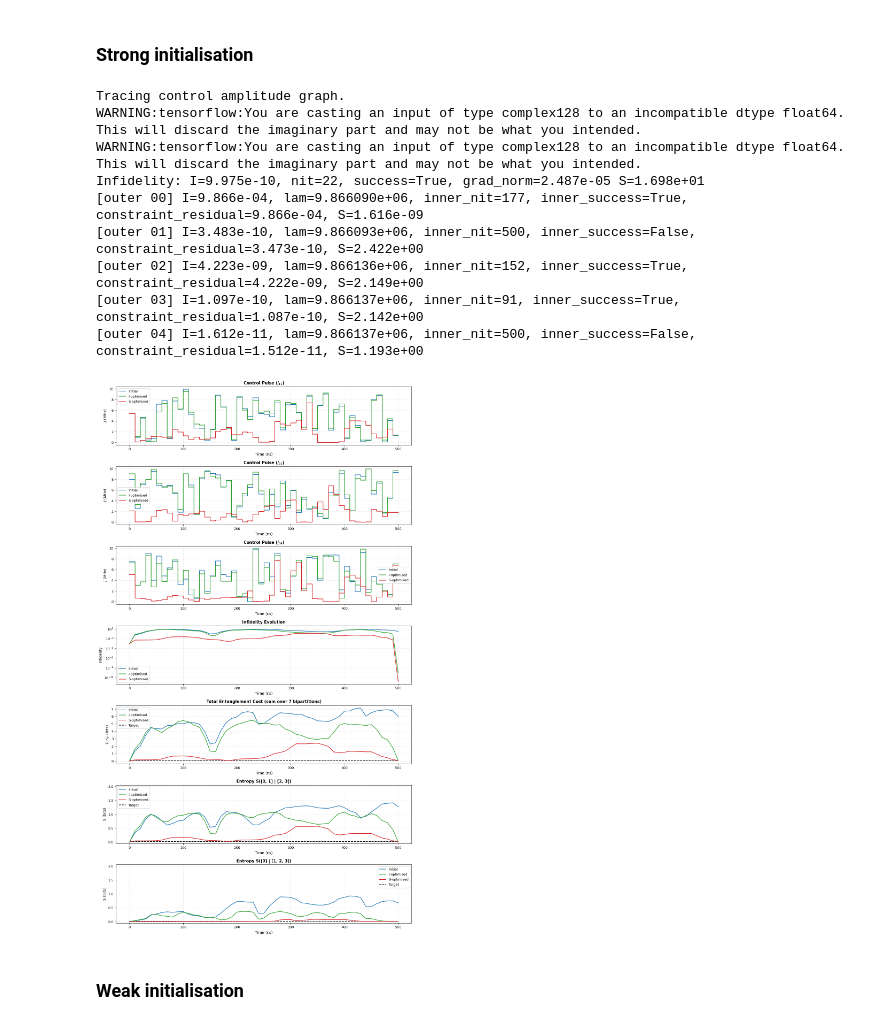
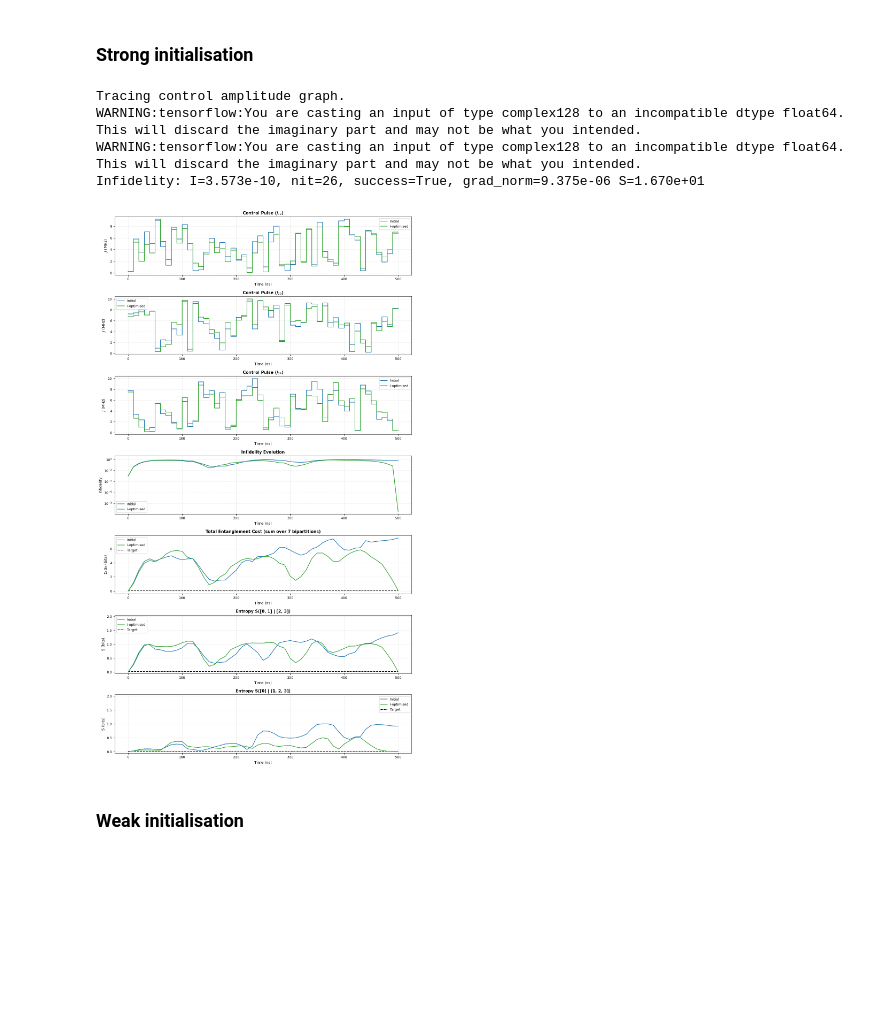
Before and after one commit to haoran-ye/pulse_VQE_entanglement, a Jupyter notebook: notebooks/dqe_state.ipynb, the cells around one changed output. Cells and saved outputs as stored; diff of their text form; code cells hidden in the pictures; blank space fills up the shorter version.

```diff
--- a/notebooks/dqe_state.ipynb
+++ b/notebooks/dqe_state.ipynb
@@ -28,41 +28,36 @@ config = SimulationConfig(
     max_drive_strength=0.0,
     J_max=10.0,
     J_min=0.0,
     J_init_scale=1e0,
     J_init_mean=0.0,
     feromagnetic=False,
     gtol=1e-12,
     maxiter=500,
-    entanglement_optimisation=True,
+    entanglement_optimisation=False,
     state_ent_measure="linear",
     #extra_ent_measures=["linear"],
     J_init_seed=None,
 
     # primal-dual settings
     S_max=0.01,
     eps_infidelity=1e-12,
     rho=0.0,
     dual_lr=1e10,
     n_outer=5,
     inner_maxiter=500,
     fd_eps=1e-6,
 
     dqe_plot_partitions=[(0,1), (0,)]
 )
 
 results = dqe_optimisation(config)
 plot_dqe_optimisation(results)
 # %% [output]
 Tracing control amplitude graph.
 WARNING:tensorflow:You are casting an input of type complex128 to an incompatible dtype float64.  This will discard the imaginary part and may not be what you intended.
 WARNING:tensorflow:You are casting an input of type complex128 to an incompatible dtype float64.  This will discard the imaginary part and may not be what you intended.
-Infidelity: I=9.975e-10, nit=22, success=True, grad_norm=2.487e-05 S=1.698e+01
-[outer 00] I=9.866e-04, lam=9.866090e+06, inner_nit=177, inner_success=True, constraint_residual=9.866e-04, S=1.616e-09
-[outer 01] I=3.483e-10, lam=9.866093e+06, inner_nit=500, inner_success=False, constraint_residual=3.473e-10, S=2.422e+00
-[outer 02] I=4.223e-09, lam=9.866136e+06, inner_nit=152, inner_success=True, constraint_residual=4.222e-09, S=2.149e+00
-[outer 03] I=1.097e-10, lam=9.866137e+06, inner_nit=91, inner_success=True, constraint_residual=1.087e-10, S=2.142e+00
-[outer 04] I=1.612e-11, lam=9.866137e+06, inner_nit=500, inner_success=False, constraint_residual=1.512e-11, S=1.193e+00
+Infidelity: I=3.573e-10, nit=26, success=True, grad_norm=9.375e-06 S=1.670e+01
-[figure, old version]
+[figure, new version]
 # %% [markdown]
 ### Weak initialisation
 # %%
```
Also changed, not shown: 30 other files.
